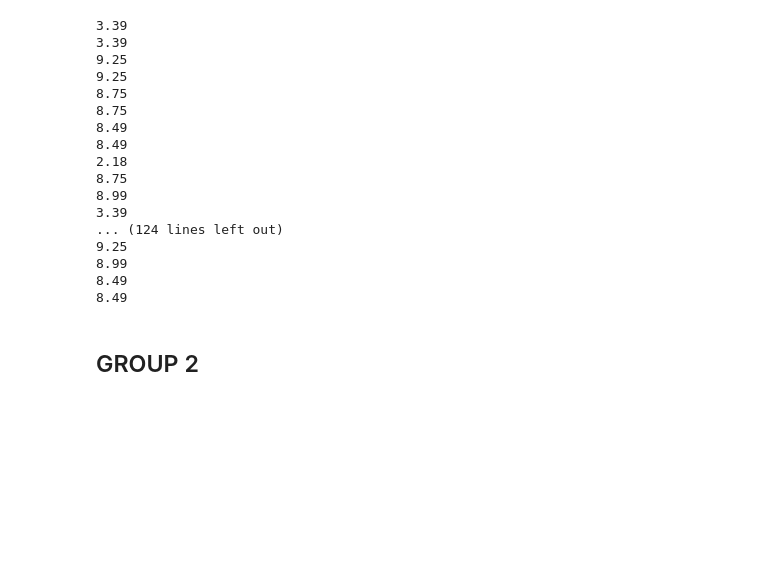
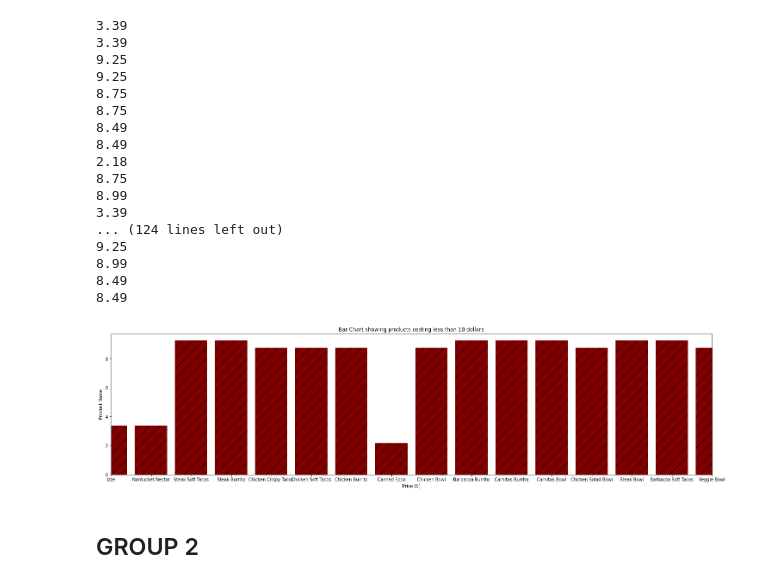
Before and after one commit to steffieMD/Sales-Data-Task-2, a Jupyter notebook: Data set TASK 2.ipynb, the cells around one changed output. Cells and saved outputs as stored; diff of their text form; code cells hidden in the pictures; blank space fills up the shorter version.

```diff
--- a/Data set TASK 2.ipynb
+++ b/Data set TASK 2.ipynb
@@ -110,6 +129,22 @@ for x in sales_data['item_price']:
 8.99
 8.49
 8.49
+# %%
+# MAKE A PLOT SHOWING PRODUCTS COSTING LESS THAN 10 DOLLARS
+# Create data showing items less than 10 dollars
+less_than_10 = sales_data[sales_data['item_price'] < 10]
+less_than_10
+
+# # Plot data
+fig, ax = plt.subplots(figsize = (25,6))
+ax.bar(less_than_10['item_name'], less_than_10['item_price'], color ='maroon', hatch='/');
+ax.set(title = 'Bar Chart showing products costing less than 10 dollars',
+       ylabel='Product Name',
+       xlabel = 'Price ($)')
+
+ax.set_xlim(0,15);
+# %% [output]
+[figure, added]
 # %% [markdown]
 ## GROUP 2
 # %%
```
Also changed, not shown: parts of 6 cells of this notebook.
